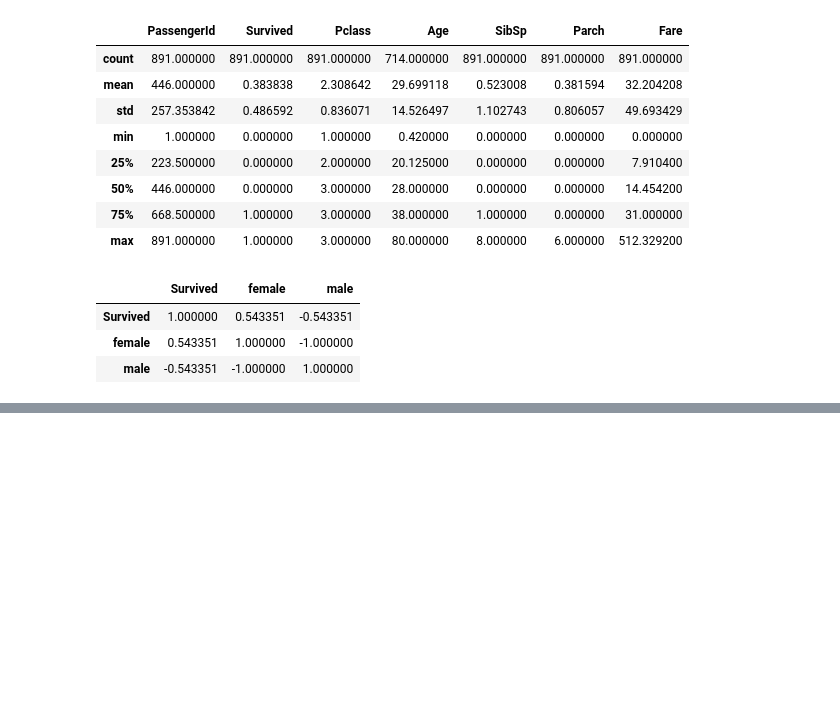
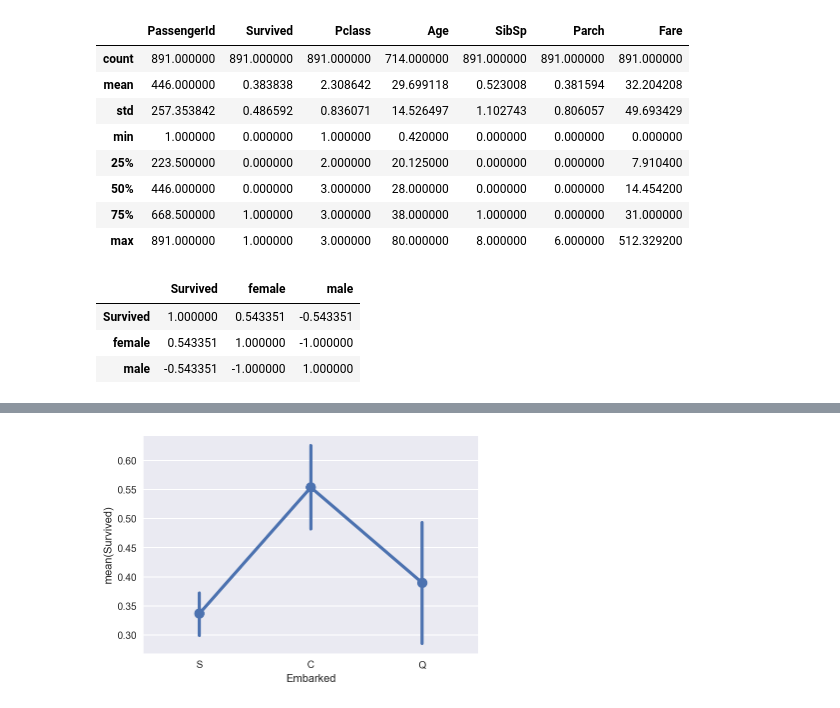
Before and after one commit to yaskyj/investigate-data-set, a Jupyter notebook: InvestigateTitanicData.ipynb, the cells around one changed output, grey strips where cells are left out. Cells and saved outputs as stored; diff of their text form; code cells hidden in the pictures; blank space fills up the shorter version.

```diff
--- a/InvestigateTitanicData.ipynb
+++ b/InvestigateTitanicData.ipynb
@@ -91,0 +88,4 @@ pd.concat([df['Survived'], pd.get_dummies(df['Sex']).rename(columns=lambda x: st
+# %%
+sns.pointplot(x="Embarked", y="Survived", data=df);
+# %% [output]
+[figure, added]
```
Also changed, not shown: parts of 13 cells of this notebook.
